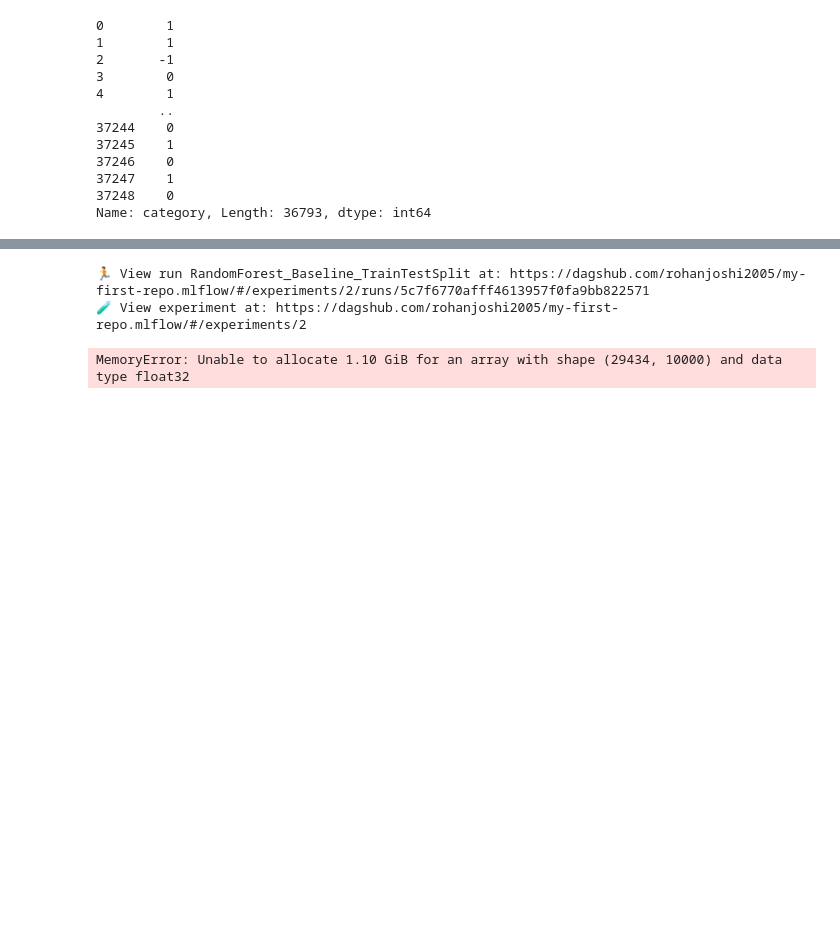
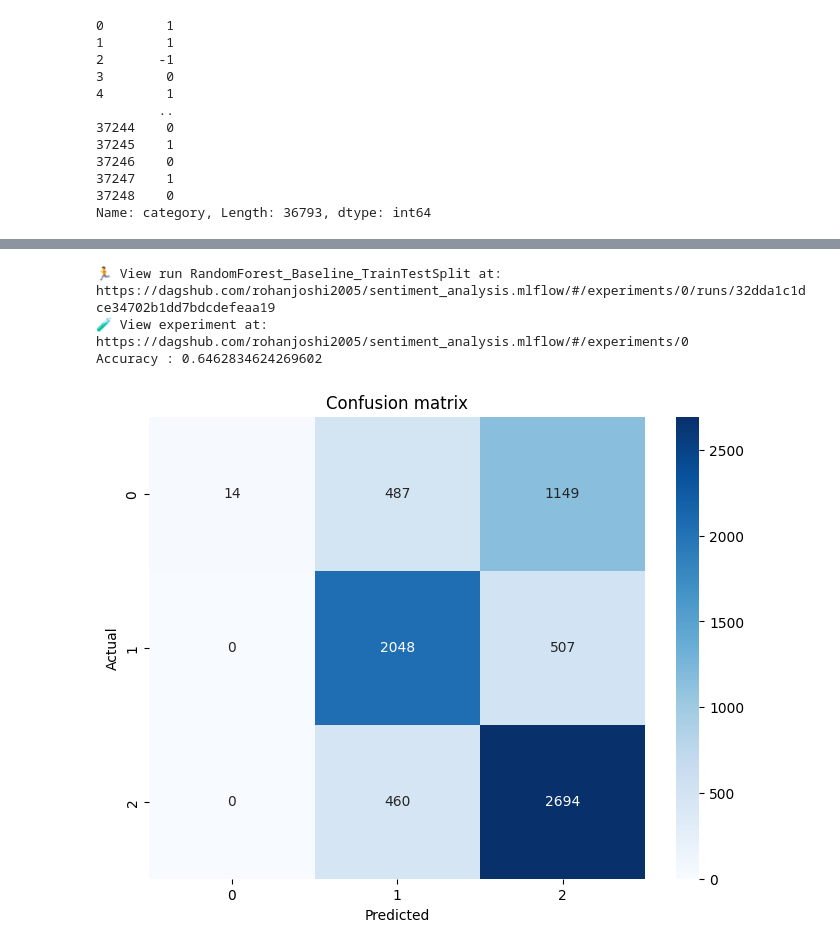
Before and after one commit to rohanjoshi2005/sentiment_analysis, a Jupyter notebook: jupyter notebook/experiment.ipynb, the cells around one changed output, grey strips where cells are left out. Saved outputs shown, nothing was run; the diff lists cells and outputs as text; code cells hidden in the pictures; blank space fills up the shorter version.

```diff
--- a/jupyter notebook/experiment.ipynb
+++ b/jupyter notebook/experiment.ipynb
@@ -1,4 +1,6 @@
 # %%
+import mlflow
 import dagshub
-dagshub.init(repo_owner='rohanjoshi2005', repo_name='my-first-repo', mlflow=True)
+dagshub.init(repo_owner='rohanjoshi2005', repo_name='sentiment_analysis', mlflow=True)
+mlflow.set_tracking_uri("https://dagshub.com/rohanjoshi2005/sentiment_analysis.mlflow")
 # %% [output]
@@ -125,6 +131,9 @@ mlflow.set_experiment("Baseline")
 # split the data into training and testing sets
 X_train,X_test,y_train,y_test=train_test_split(X,y,test_size=0.2,random_state=42,stratify=y)
 # %%
+import mlflow.sklearn
+
+
 with mlflow.start_run() as run:
   # Log a description for a run
   mlflow.set_tag("mlflow.runName","RandomForest_Baseline_TrainTestSplit")
@@ -158,36 +167,40 @@ with mlflow.start_run() as run:
   classification_rep=classification_report(y_test,y_pred,output_dict=True)
 
   for label,metrics in classification_rep.items():
     if isinstance(metrics,dict):
       for metric,value in metrics.items():
         mlflow.log_metric(f"{label}_{metric}",value)
 
   # Confusion matrix plot
   conf_matrix=confusion_matrix(y_test,y_pred)
   plt.figure(figsize=(8,6))
   sns.heatmap(conf_matrix,annot=True,fmt="d",cmap="Blues")
   plt.xlabel("Predicted")
   plt.ylabel("Actual")
   plt.title("Confusion matrix")
 
 
   # Save and log the confusion matrix plot
   plt.savefig("confusion_matrix.png")
   mlflow.log_artifact("confusion_matrix.png")
 
-  # Log the model
-  mlflow.sklearn.log_model(model,"model")
+  # # Log the model
+  # mlflow.sklearn.log_model(model,"model")
 
   # Log the random forest model
-  mlflow.sklearn.log_model(model,"Random_Forest_Model")
+  mlflow.sklearn.save_model(model,"Random_Forest_Model")
+  # Then log the directory as artifacts
+  mlflow.log_artifacts("Random_Forest_Model")
+
 
   # optionally log the dataset
   df.to_csv("dataset.csv",index=False)
   mlflow.log_artifact("dataset.csv")
 
 # display accuracy
 print(f"Accuracy : {accuracy}")
 # %% [output]
-🏃 View run RandomForest_Baseline_TrainTestSplit at: https://dagshub.com/rohanjoshi2005/my-first-repo.mlflow/#/experiments/2/runs/5c7f6770afff4613957f0fa9bb822571
-🧪 View experiment at: https://dagshub.com/rohanjoshi2005/my-first-repo.mlflow/#/experiments/2
+🏃 View run RandomForest_Baseline_TrainTestSplit at: https://dagshub.com/rohanjoshi2005/sentiment_analysis.mlflow/#/experiments/0/runs/32dda1c1dce34702b1dd7bdcdefeaa19
+🧪 View experiment at: https://dagshub.com/rohanjoshi2005/sentiment_analysis.mlflow/#/experiments/0
+Accuracy : 0.6462834624269602
-MemoryError: Unable to allocate 1.10 GiB for an array with shape (29434, 10000) and data type float32
+[figure, added]
```
Also changed, not shown: parts of 7 cells of this notebook, 8 other files.
